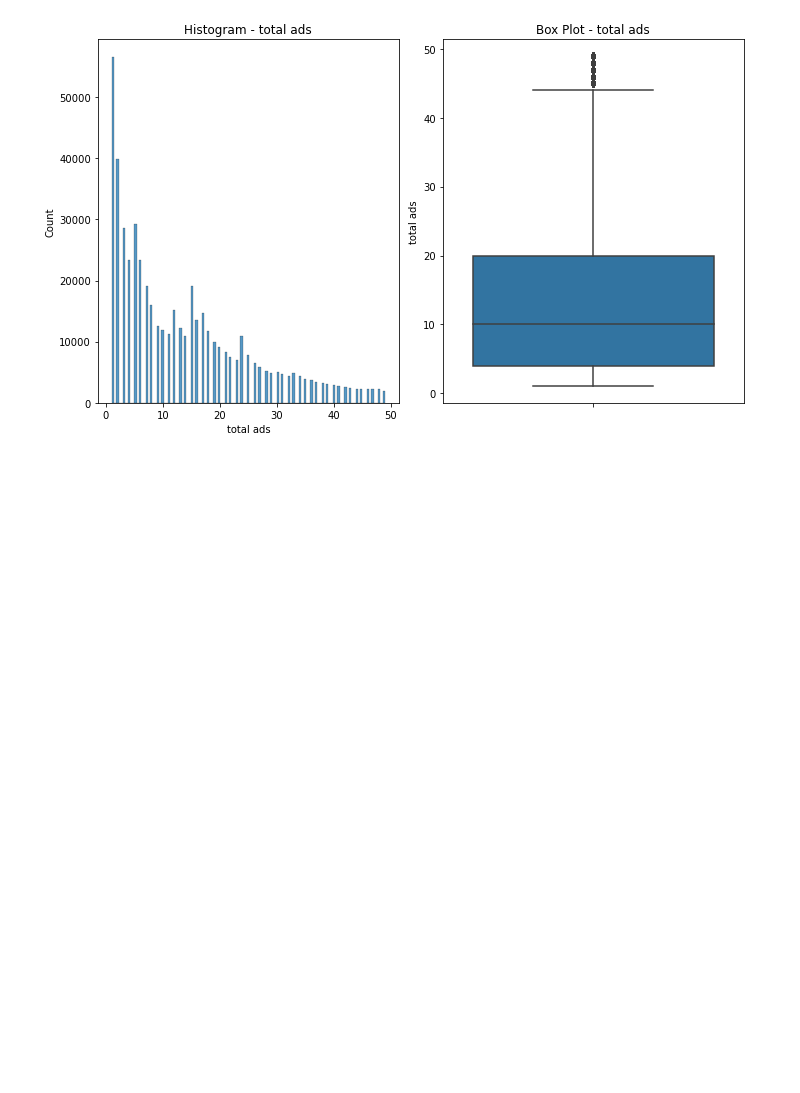
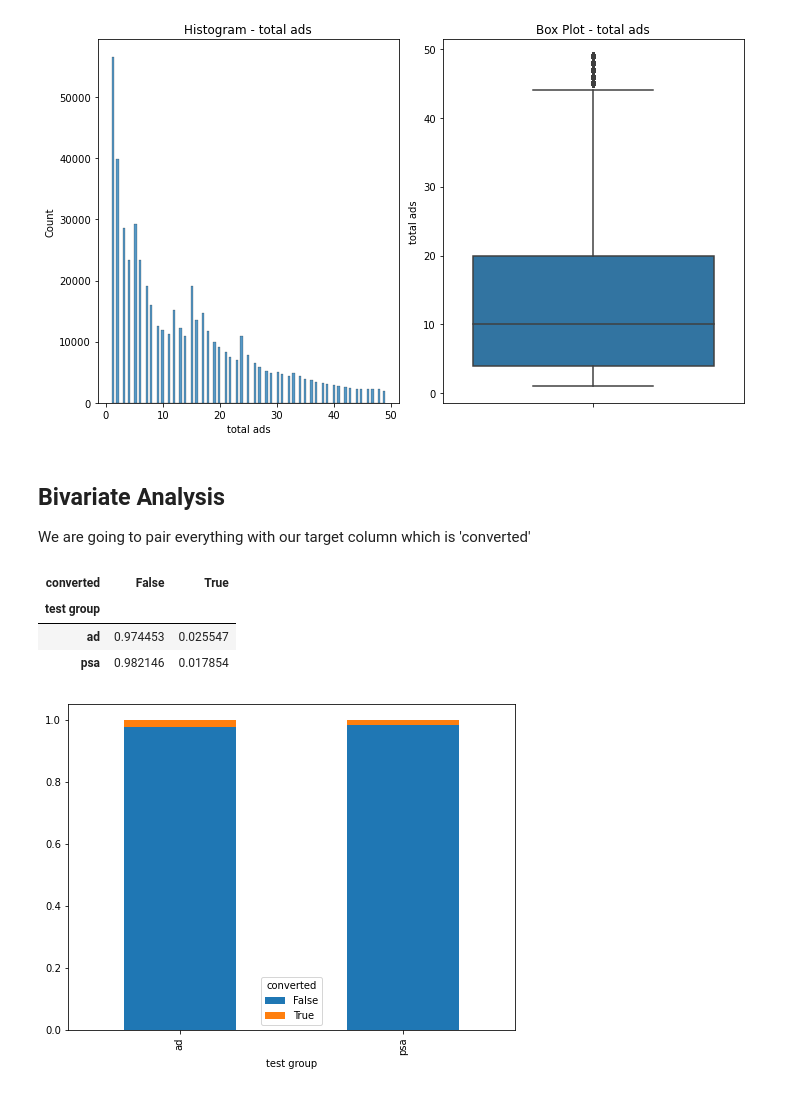
Before and after one commit to Shemnderitu/Hypothesistesting, a Jupyter notebook: hypothesis.ipynb, the cells around one changed output. Saved outputs shown, nothing was run; the diff lists cells and outputs as text; code cells hidden in the pictures; blank space fills up the shorter version.

Commit message:
Create a crosstab & begin bivariate analysis using stacked bar plot

```diff
--- a/hypothesis.ipynb
+++ b/hypothesis.ipynb
@@ -186,3 +186,19 @@ plt.tight_layout()
 plt.show()
 # %% [output]
 [figure]
+# %% [markdown]
+## Bivariate Analysis
+We are going to pair everything with our target column which is 'converted'
+# %%
+#Create a crosstab to analyze the relationship between 'test group' and 'converted'
+cat_conversion_test_group = pd.crosstab(df['test group'], df['converted'], normalize = 'index')
+cat_conversion_test_group
+# %% [output]
+| converted | False | True |
+| test group |  |  |
+| ad | 0.974453 | 0.025547 |
+| psa | 0.982146 | 0.017854 |
+# %%
+cat_conversion_test_group.plot.bar(stacked = True, figsize=(8, 6));
+# %% [output]
+[figure, added]
```
